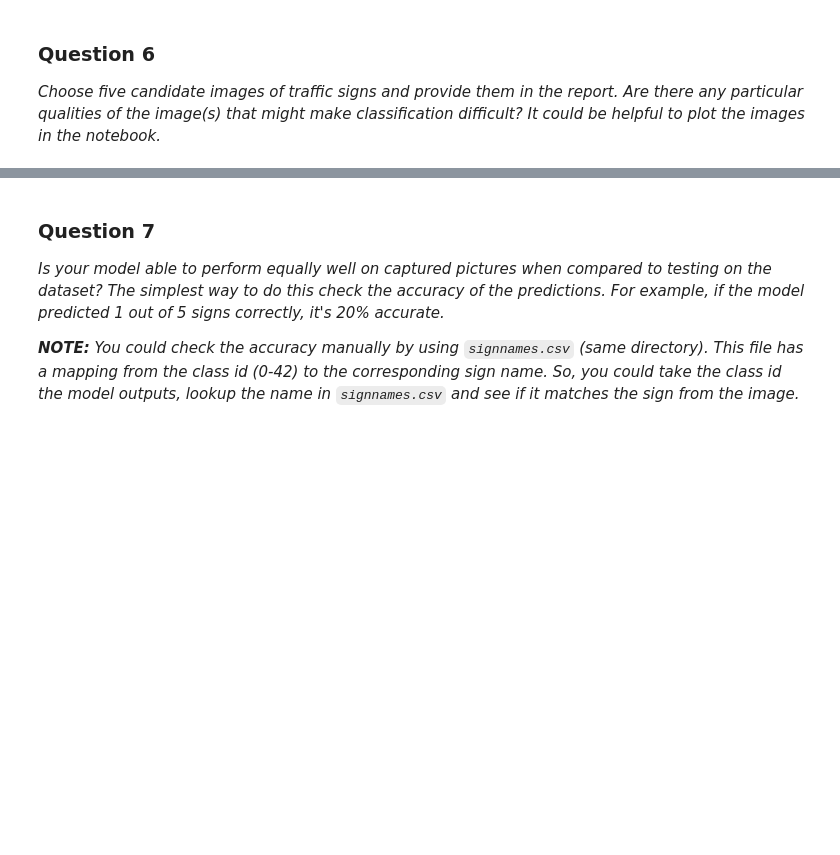
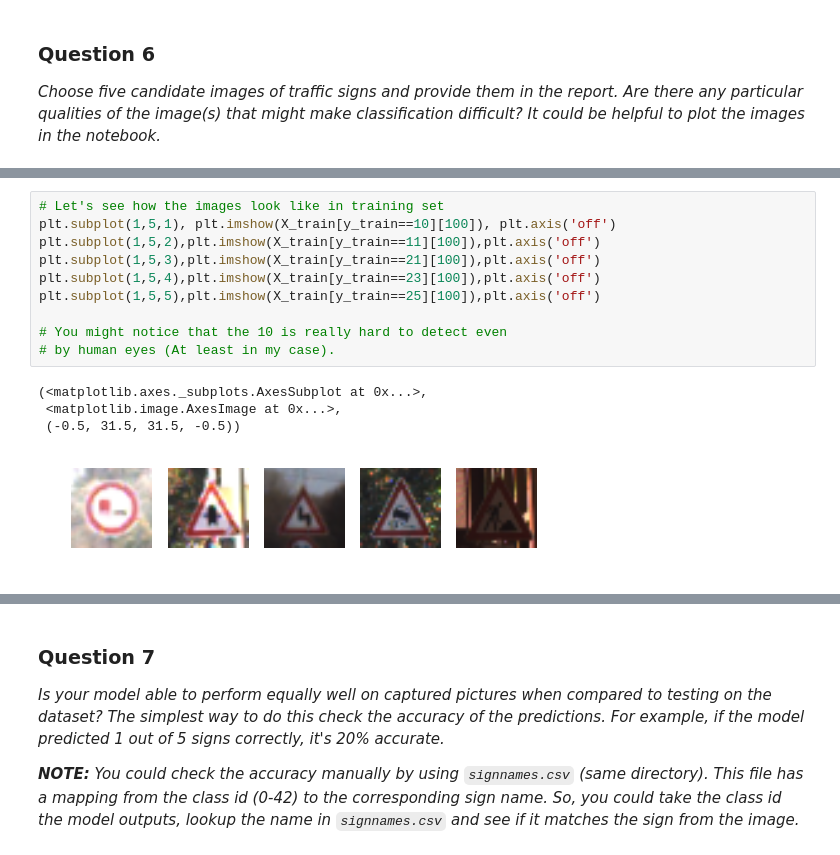
Before and after one commit to datlife/traffic-sign-classifier, a Jupyter notebook: Traffic_Sign_Classifier.ipynb, the cells around one changed output, grey strips where cells are left out. Saved outputs shown, nothing was run; the diff lists cells and outputs as text; blank space fills up the shorter version.

```diff
--- a/Traffic_Sign_Classifier.ipynb
+++ b/Traffic_Sign_Classifier.ipynb
@@ -522,0 +518,15 @@ _Choose five candidate images of traffic signs and provide them in the report. A
+# %%
+# Let's see how the images look like in training set
+plt.subplot(1,5,1), plt.imshow(X_train[y_train==10][100]), plt.axis('off')
+plt.subplot(1,5,2),plt.imshow(X_train[y_train==11][100]),plt.axis('off')
+plt.subplot(1,5,3),plt.imshow(X_train[y_train==21][100]),plt.axis('off')
+plt.subplot(1,5,4),plt.imshow(X_train[y_train==23][100]),plt.axis('off')
+plt.subplot(1,5,5),plt.imshow(X_train[y_train==25][100]),plt.axis('off')
+
+# You might notice that the 10 is really hard to detect even
+# by human eyes (At least in my case).
+# %% [output]
+(<matplotlib.axes._subplots.AxesSubplot at 0x...>,
+ <matplotlib.image.AxesImage at 0x...>,
+ (-0.5, 31.5, 31.5, -0.5))
+[figure, added]
```
Also changed, not shown: parts of 70 cells of this notebook, 21 other files.
